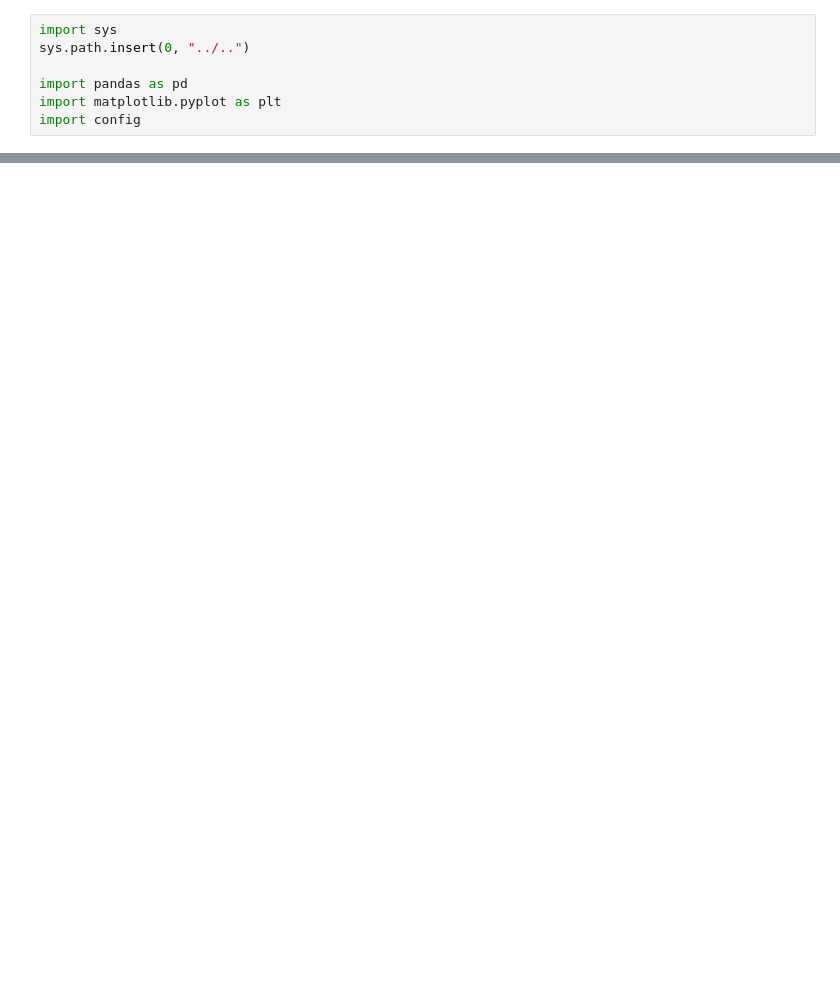
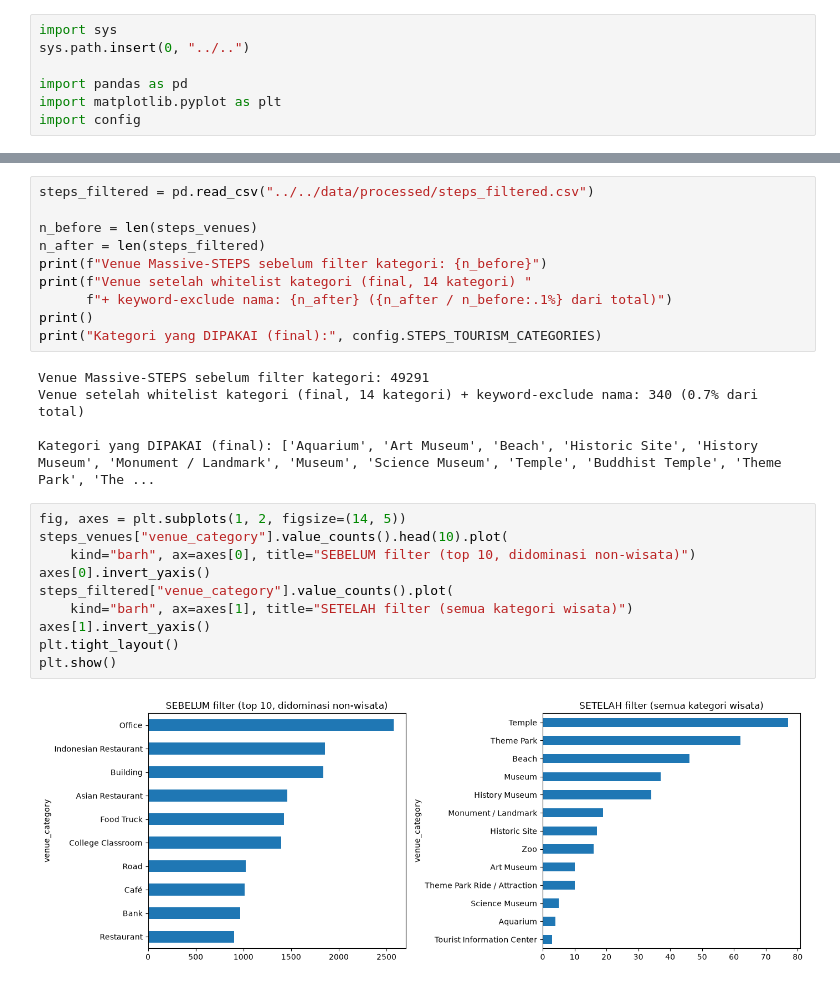
Before and after one commit to Hazjel/sistem-rekomendasi-destinasi-wisata-jakarta, a Jupyter notebook: docs/notebooks/03_data_processing.ipynb, the cells around one changed output, grey strips where cells are left out. Drawn from its saved outputs; the diff is of its cells as text; blank space fills up the shorter version.

```diff
--- a/docs/notebooks/03_data_processing.ipynb
+++ b/docs/notebooks/03_data_processing.ipynb
@@ -94,0 +90,27 @@ plt.show()
+# %%
+steps_filtered = pd.read_csv("../../data/processed/steps_filtered.csv")
+
+n_before = len(steps_venues)
+n_after = len(steps_filtered)
+print(f"Venue Massive-STEPS sebelum filter kategori: {n_before}")
+print(f"Venue setelah whitelist kategori (final, 14 kategori) "
+      f"+ keyword-exclude nama: {n_after} ({n_after / n_before:.1%} dari total)")
+print()
+print("Kategori yang DIPAKAI (final):", config.STEPS_TOURISM_CATEGORIES)
+# %% [output]
+Venue Massive-STEPS sebelum filter kategori: 49291
+Venue setelah whitelist kategori (final, 14 kategori) + keyword-exclude nama: 340 (0.7% dari total)
+
+Kategori yang DIPAKAI (final): ['Aquarium', 'Art Museum', 'Beach', 'Historic Site', 'History Museum', 'Monument / Landmark', 'Museum', 'Science Museum', 'Temple', 'Buddhist Temple', 'Theme Park', 'The ...
+# %%
+fig, axes = plt.subplots(1, 2, figsize=(14, 5))
+steps_venues["venue_category"].value_counts().head(10).plot(
+    kind="barh", ax=axes[0], title="SEBELUM filter (top 10, didominasi non-wisata)")
+axes[0].invert_yaxis()
+steps_filtered["venue_category"].value_counts().plot(
+    kind="barh", ax=axes[1], title="SETELAH filter (semua kategori wisata)")
+axes[1].invert_yaxis()
+plt.tight_layout()
+plt.show()
+# %% [output]
+[figure, added]
```
Also changed, not shown: parts of 25 cells of this notebook, 13 other files.
